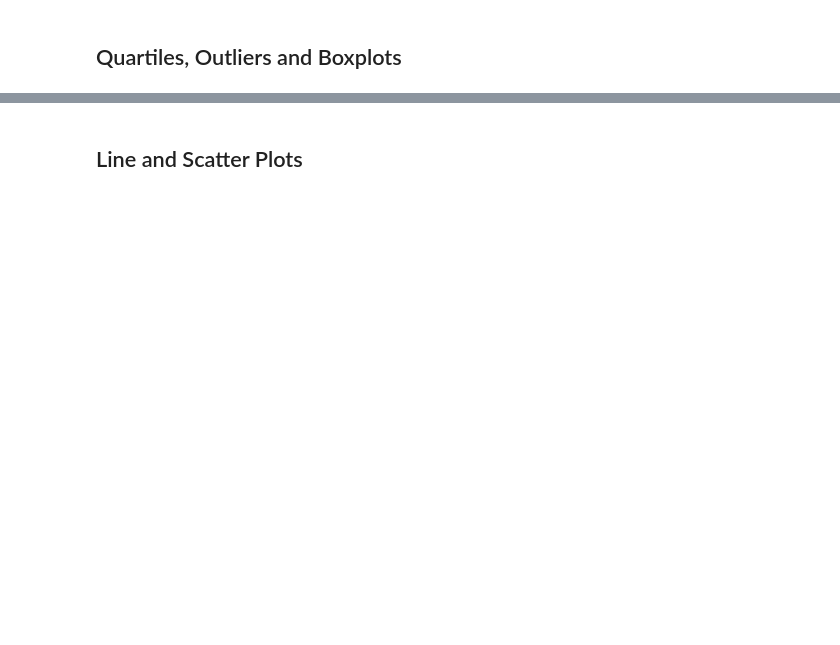
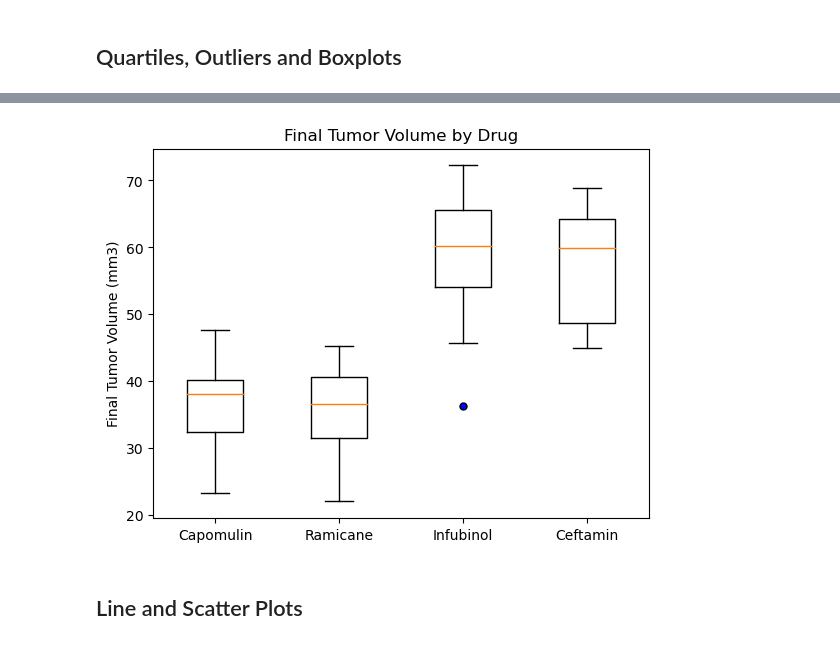
Before and after one commit to AmiableWookie/MatPlotLib_Challenge, a Jupyter notebook: Starter_Code/Pymaceuticals/pymaceuticals_starter.ipynb, the cells around one changed output, grey strips where cells are left out. Cells and saved outputs as stored; diff of their text form; code cells hidden in the pictures; blank space fills up the shorter version.

```diff
--- a/Starter_Code/Pymaceuticals/pymaceuticals_starter.ipynb
+++ b/Starter_Code/Pymaceuticals/pymaceuticals_starter.ipynb
@@ -310,18 +332,38 @@ plt.show()
 # %%
 # Put treatments into a list for for loop (and later for plot labels)
+drugs = ['Capomulin', 'Ramicane', 'Infubinol', 'Ceftamin']
 
 
-# Create empty list to fill with tumor vol data (for plotting)
-
+# Create empty list to fill with tumor volume data (for plotting)
+drugs_tumor_vol = []
 
 # Calculate the IQR and quantitatively determine if there are any potential outliers.
+for drug in drugs:
 
+    temp_df = merged_tumor_time.loc[merged_tumor_time['Drug Regimen'] == drug]
 
     # Locate the rows which contain mice on each drug and get the tumor volumes
+    final_tumor_volume = temp_df.loc[temp_df['Timepoint'] == temp_df['max_timepoint']]
 
+    # add subset to a final series by final tumor volume with .append function
+    values = final_tumor_volume['Tumor Volume (mm3)']
+    drugs_tumor_vol.append(values)
 
-    # add subset
-
+    # Calculate and print the interquartile range (IQR) for each regimen
+    quartiles = values.quantile([.25,.5,.75])
+    lowerq = quartiles[0.25]
+    upperq = quartiles[0.75]
+    iqr = upperq-lowerq
+    print(f'IQR for {drug}: {iqr}')
 
     # Determine outliers using upper and lower bounds
+    low_bound = lowerq - (1.5*iqr)
+    up_bound = upperq + (1.5*iqr)
+    print(f'Lower Bound for {drug}: {low_bound}')
+    print(f'Upper Bound for {drug}: {up_bound}')
+
+    # Quantitatively check for outliers
+    outliers_check = (values.loc[(final_tumor_volume['Tumor Volume (mm3)'] >= up_bound) |
+                                        (final_tumor_volume['Tumor Volume (mm3)'] <= low_bound)]).count()
+    print(f'Number of {drug} outliers: {outliers_check}')
 # %% [output]
@@ -337,2 +386,18 @@ Ceftamin's potential outliers: Series([], Name: Tumor Volume (mm3), dtype: float
+# %%
+# Generate a box plot that shows the distrubution of the tumor volume for each treatment group.
+# Edit outliers on boxplot for visibility
+flierprops = dict(marker='o', markerfacecolor='b', markersize=5, markeredgecolor='black')
+
+# Plot boxplot
+plt.boxplot(drugs_tumor_vol, flierprops=flierprops)
+
+# Add title and labels to boxplot
+plt.title('Final Tumor Volume by Drug')
+plt.ylabel('Final Tumor Volume (mm3)')
+plt.xticks([1, 2, 3, 4], ['Capomulin', 'Ramicane', 'Infubinol', 'Ceftamin'])
+
+plt.show()
+# %% [output]
+[figure, added]
 # %% [markdown]
 ## Line and Scatter Plots
```
Also changed, not shown: parts of 18 cells of this notebook.
